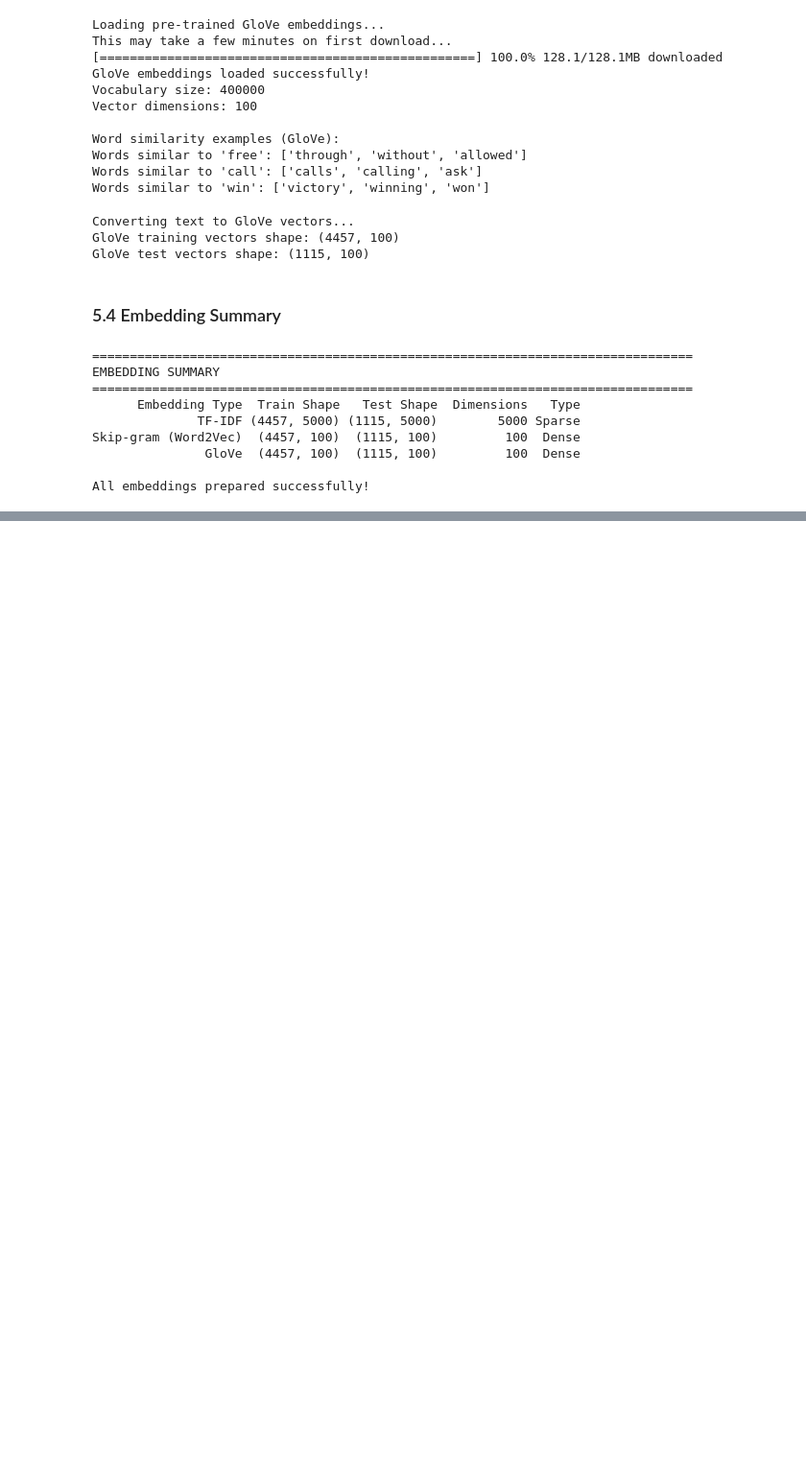
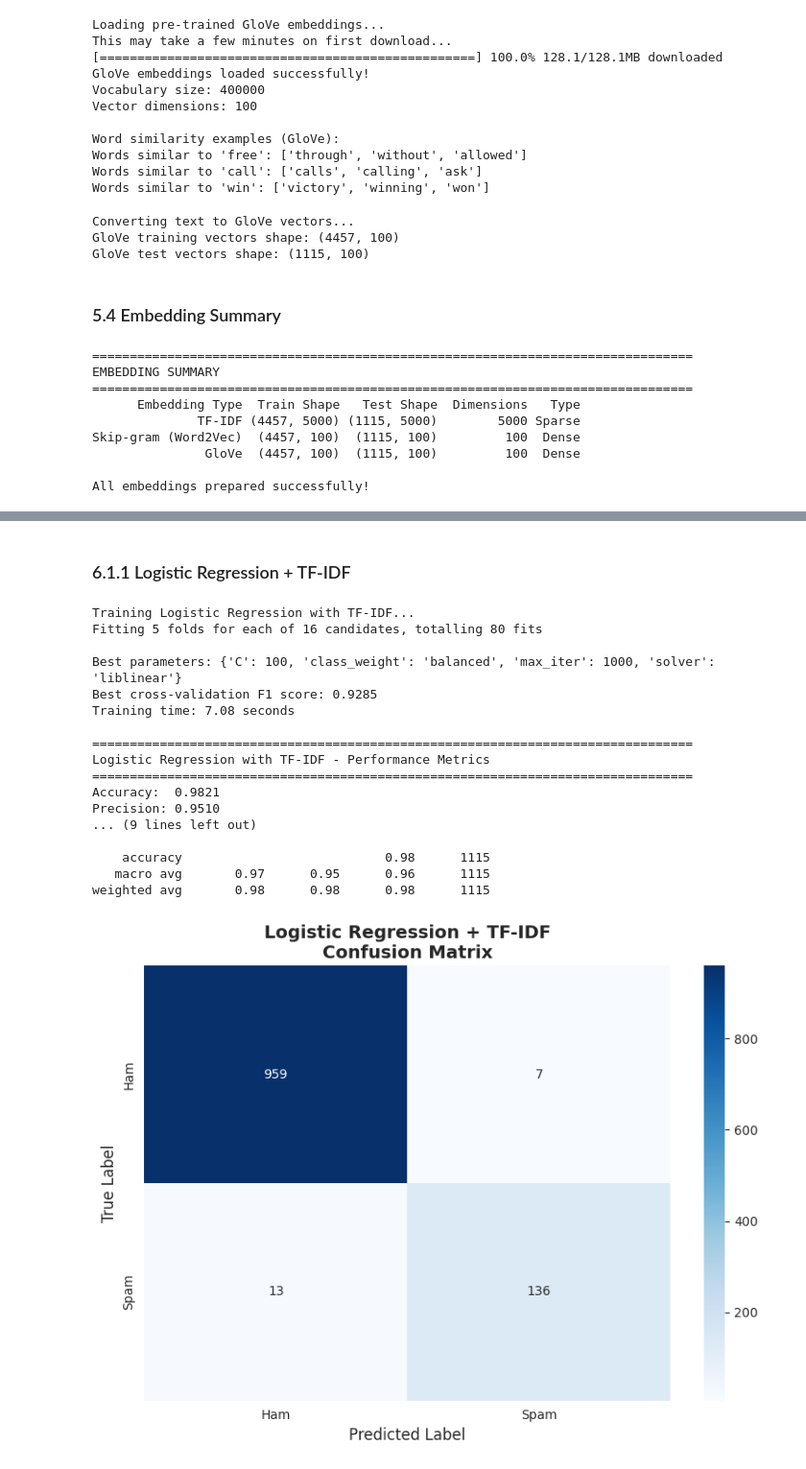
Before and after one commit to ernesteNtezirizaza/Group6-Text-Classification-Assignment, a Jupyter notebook: notebook/spam_classification_analysis.ipynb, the cells around one changed output, grey strips where cells are left out. Shown at 96% size. Saved outputs shown, nothing was run; the diff lists cells and outputs as text; code cells hidden in the pictures; blank space fills up the shorter version.

Commit message:
feat: add Logistic Regression embeddings(TF-IDF, Skip-gram, and GloVe).

```diff
--- a/notebook/spam_classification_analysis.ipynb
+++ b/notebook/spam_classification_analysis.ipynb
@@ -882,0 +962,60 @@ All embeddings prepared successfully!
+# %% [markdown]
+### 6.1.1 Logistic Regression + TF-IDF
+# %%
+# Logistic Regression with TF-IDF
+print("Training Logistic Regression with TF-IDF...")
+
+# Hyperparameter tuning with GridSearchCV
+param_grid_lr_tfidf = {
+    'C': [0.1, 1, 10, 100],
+    'solver': ['liblinear', 'saga'],
+    'class_weight': ['balanced', None],
+    'max_iter': [1000]
+}
+
+lr_tfidf = LogisticRegression(random_state=42)
+grid_search_lr_tfidf = GridSearchCV(
+    lr_tfidf, param_grid_lr_tfidf, cv=5, scoring='f1', n_jobs=-1, verbose=1
+)
+
+start_time = time.time()
+grid_search_lr_tfidf.fit(X_train_tfidf_vectors, y_train)
+training_time_lr_tfidf = time.time() - start_time
+
+print(f"\nBest parameters: {grid_search_lr_tfidf.best_params_}")
+print(f"Best cross-validation F1 score: {grid_search_lr_tfidf.best_score_:.4f}")
+print(f"Training time: {training_time_lr_tfidf:.2f} seconds")
+
+# Best model
+best_lr_tfidf = grid_search_lr_tfidf.best_estimator_
+
+# Predictions
+y_pred_lr_tfidf = best_lr_tfidf.predict(X_test_tfidf_vectors)
+y_pred_proba_lr_tfidf = best_lr_tfidf.predict_proba(X_test_tfidf_vectors)[:, 1]
+
+# Evaluation
+results_lr_tfidf = evaluate_model(
+    y_test, y_pred_lr_tfidf, y_pred_proba_lr_tfidf,
+    'Logistic Regression', 'TF-IDF'
+)
+results_lr_tfidf['training_time'] = training_time_lr_tfidf
+results_lr_tfidf['best_params'] = grid_search_lr_tfidf.best_params_
+# %% [output]
+Training Logistic Regression with TF-IDF...
+Fitting 5 folds for each of 16 candidates, totalling 80 fits
+
+Best parameters: {'C': 100, 'class_weight': 'balanced', 'max_iter': 1000, 'solver': 'liblinear'}
+Best cross-validation F1 score: 0.9285
+Training time: 7.08 seconds
+
+================================================================================
+Logistic Regression with TF-IDF - Performance Metrics
+================================================================================
+Accuracy:  0.9821
+Precision: 0.9510
+... (9 lines left out)
+
+    accuracy                           0.98      1115
+   macro avg       0.97      0.95      0.96      1115
+weighted avg       0.98      0.98      0.98      1115
+[figure, added]
```
Also changed, not shown: parts of 52 cells of this notebook.
